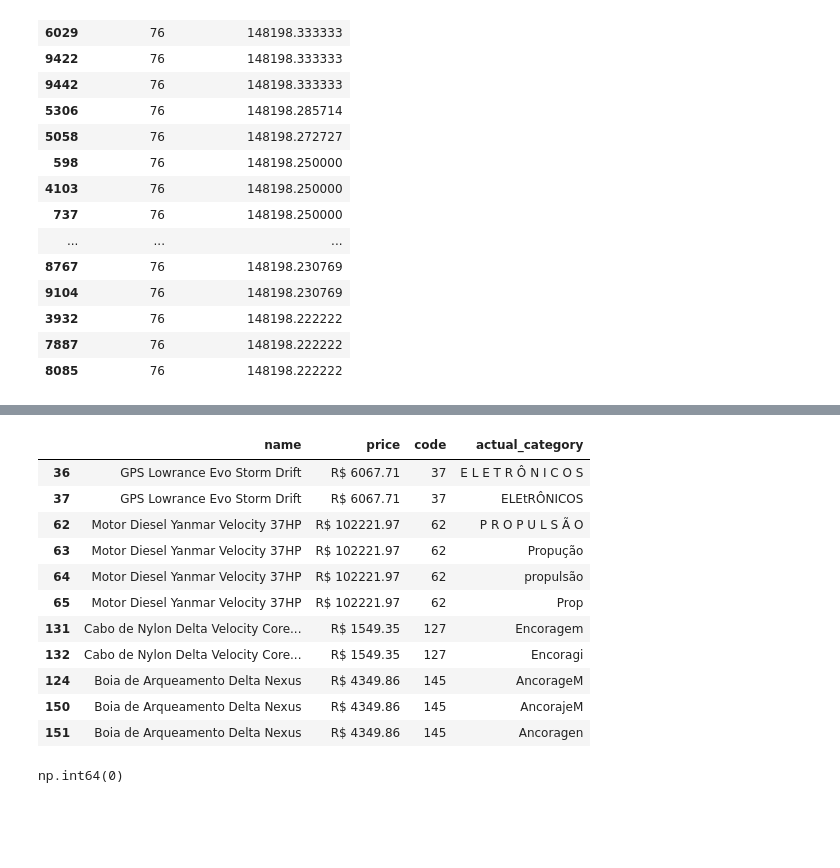
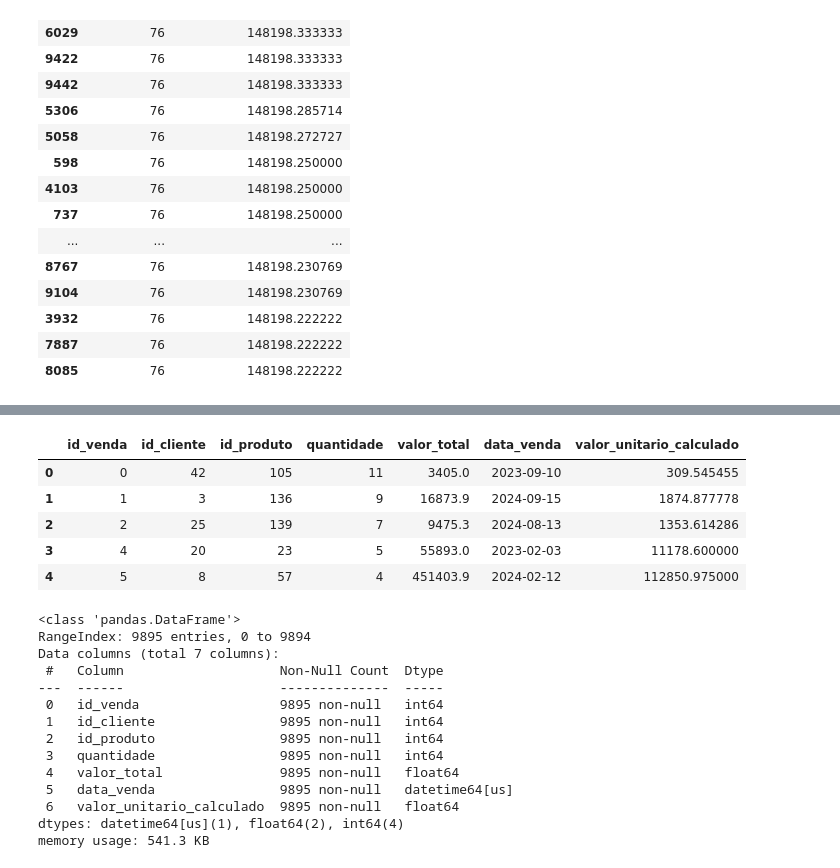
Before and after one commit to RichardGomesData/lh-nautical-data-project, a Jupyter notebook: notebooks/eda_and_cleaning_vendas_2023_2024.ipynb, the cells around one changed output, grey strips where cells are left out. Saved outputs shown, nothing was run; the diff lists cells and outputs as text; code cells hidden in the pictures; blank space fills up the shorter version.

```diff
--- a/notebooks/eda_and_cleaning_vendas_2023_2024.ipynb
+++ b/notebooks/eda_and_cleaning_vendas_2023_2024.ipynb
@@ -380,15 +266,0 @@ Name: count, dtype: int64
-# %%
-df_produtos[df_produtos["code"].duplicated(keep=False)].sort_values("code")
-# %% [output]
-|  | name | price | code | actual_category |
-| 36 | GPS Lowrance Evo Storm Drift | R$ 6067.71 | 37 | E L E T R Ô N I C O S |
-| 37 | GPS Lowrance Evo Storm Drift | R$ 6067.71 | 37 | ELEtRÔNICOS |
-| 62 | Motor Diesel Yanmar Velocity 37HP | R$ 102221.97 | 62 | P R O P U L S Ã O |
-| 63 | Motor Diesel Yanmar Velocity 37HP | R$ 102221.97 | 62 | Propução |
-| 64 | Motor Diesel Yanmar Velocity 37HP | R$ 102221.97 | 62 | propulsão |
-| 65 | Motor Diesel Yanmar Velocity 37HP | R$ 102221.97 | 62 | Prop |
-| 131 | Cabo de Nylon Delta Velocity Core... | R$ 1549.35 | 127 | Encoragem |
-| 132 | Cabo de Nylon Delta Velocity Core... | R$ 1549.35 | 127 | Encoragi |
-| 124 | Boia de Arqueamento Delta Nexus | R$ 4349.86 | 145 | AncorageM |
-| 150 | Boia de Arqueamento Delta Nexus | R$ 4349.86 | 145 | AncorajeM |
-| 151 | Boia de Arqueamento Delta Nexus | R$ 4349.86 | 145 | Ancoragen |
@@ -397,4 +267,26 @@ df_produtos = df_produtos.drop_duplicates(subset="actual_category")
-# %%
-df_produtos["actual_category"].duplicated().sum()
-# %% [output]
-np.int64(0)
+# %%
+df_vendas.head()
+# %% [output]
+|  | id_venda | id_cliente | id_produto | quantidade | valor_total | data_venda | valor_unitario_calculado |
+| 0 | 0 | 42 | 105 | 11 | 3405.0 | 2023-09-10 | 309.545455 |
+| 1 | 1 | 3 | 136 | 9 | 16873.9 | 2024-09-15 | 1874.877778 |
+| 2 | 2 | 25 | 139 | 7 | 9475.3 | 2024-08-13 | 1353.614286 |
+| 3 | 4 | 20 | 23 | 5 | 55893.0 | 2023-02-03 | 11178.600000 |
+| 4 | 5 | 8 | 57 | 4 | 451403.9 | 2024-02-12 | 112850.975000 |
+# %%
+df_vendas.info()
+# %% [output]
+<class 'pandas.DataFrame'>
+RangeIndex: 9895 entries, 0 to 9894
+Data columns (total 7 columns):
+ #   Column                    Non-Null Count  Dtype
+---  ------                    --------------  -----
+ 0   id_venda                  9895 non-null   int64
+ 1   id_cliente                9895 non-null   int64
+ 2   id_produto                9895 non-null   int64
+ 3   quantidade                9895 non-null   int64
+ 4   valor_total               9895 non-null   float64
+ 5   data_venda                9895 non-null   datetime64[us]
+ 6   valor_unitario_calculado  9895 non-null   float64
+dtypes: datetime64[us](1), float64(2), int64(4)
+memory usage: 541.3 KB
```
Also changed, not shown: parts of 28 cells of this notebook, 8 other files.
